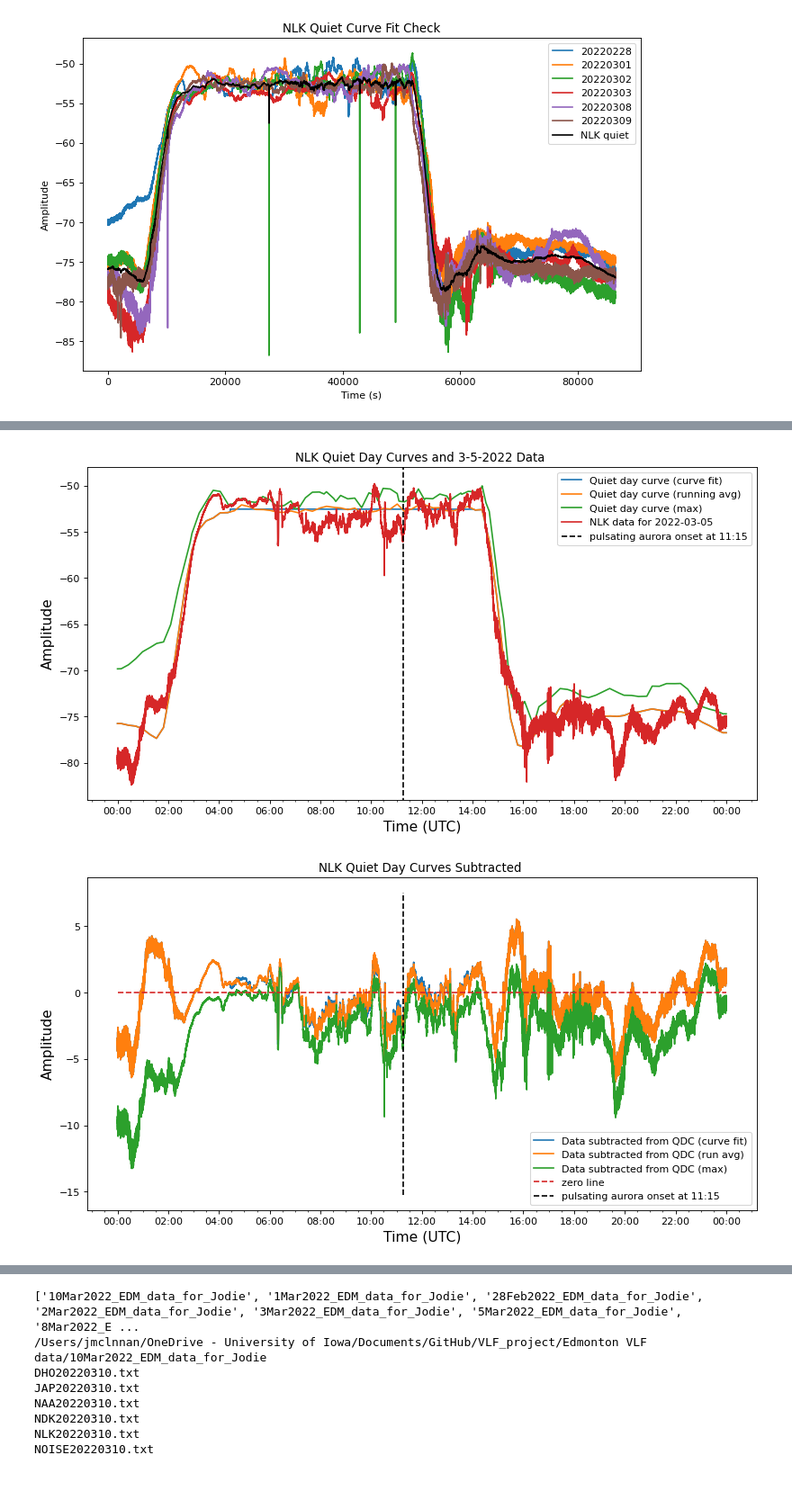
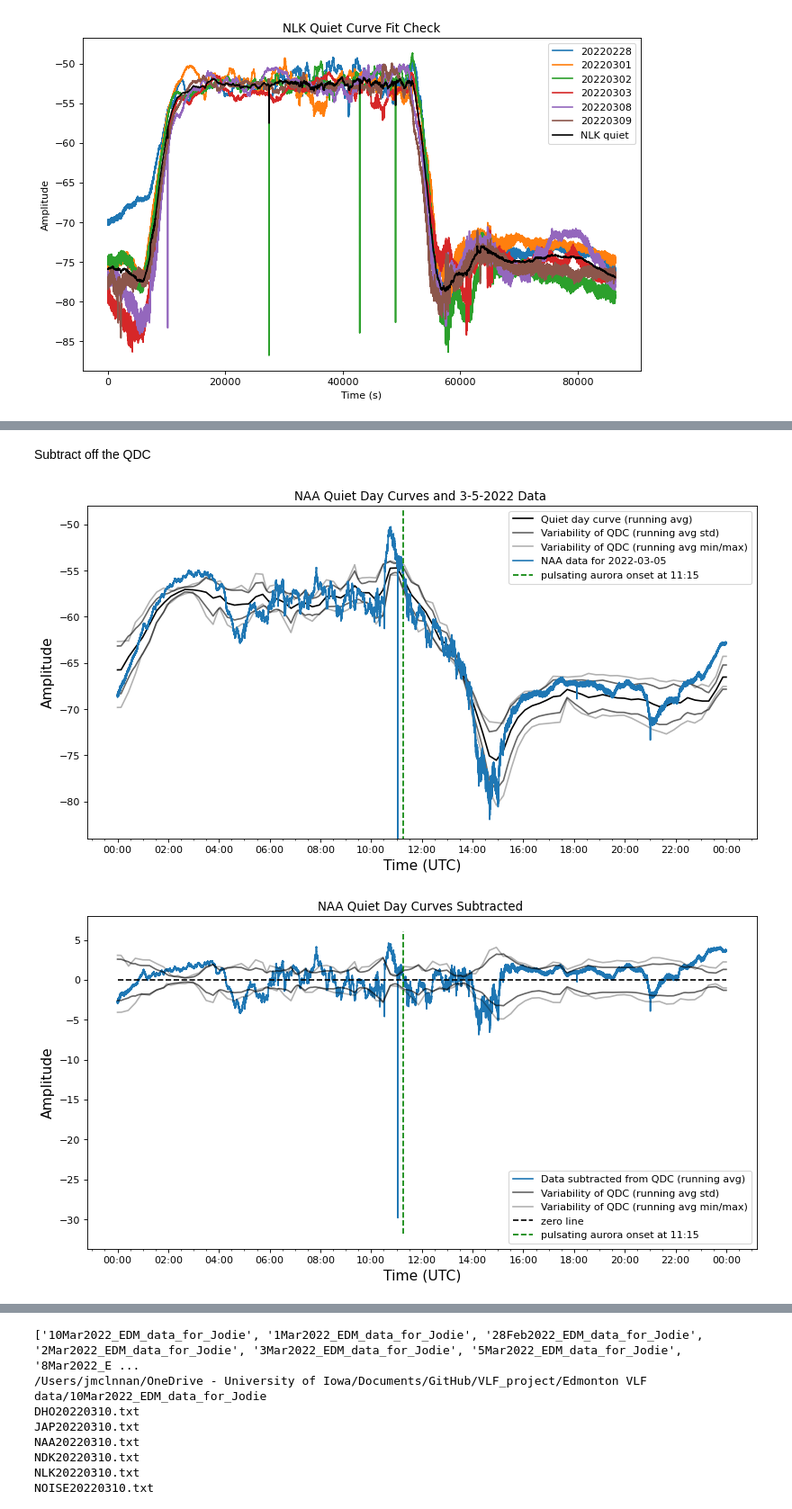
Before and after one commit to jodiejmclennan/VLF_project, a Jupyter notebook: VLF-LAMP-analysis.ipynb, the cells around one changed output, grey strips where cells are left out. Shown at 90% size. Cells and saved outputs as stored; diff of their text form; code cells hidden in the pictures; blank space fills up the shorter version.

Commit message:
Updated QDCs other paths
Buckled down QDC analysis for all the paths for Fairbanks data.

```diff
--- a/VLF-LAMP-analysis.ipynb
+++ b/VLF-LAMP-analysis.ipynb
@@ -462,0 +739,17 @@ from matplotlib.ticker import MultipleLocator
+# %%
+# check the fit of the quiet days
+pathcheck = 'NAA'
+plt.figure(figsize=(10,6),dpi=80)
+for key in quietdict.keys():
+    if key[:3] == pathcheck and quietdayflag[paths.index(key)] == 1:
+        day = key[3:]
+        time = quietdict[key]['time']
+        amplitude = quietdict[key]['amplitude']
+        plt.plot(time, amplitude, label=day)
+
+#plt.plot(qdc_dict[pathcheck]['time'], qdc_dict[pathcheck]['amplitude'],'k', label=pathcheck+' quiet')
+
+plt.xlabel('Time (s)')
+plt.ylabel('Amplitude')
+plt.title(pathcheck+' Quiet Curve Fit Check')
+plt.legend()
@@ -592,6 +902,8 @@ Curvefitting...2...
+# %% [markdown]
+Subtract off the QDC
 # %%
 # Plot all the QDC versions with the data
-pathcheck = 'NLK'
+pathcheck = 'NAA'
 
 # Plot the QDC - all the versions
 fig, ax1 = plt.subplots(figsize=(12,6),dpi=80)
@@ -603,9 +915,17 @@ time_dt = qdc_dict_v2[pathcheck]['time_dt']
 avg_amp_avg = qdc_dict_v2[pathcheck]['amplitude_runavg']
 max_amp = qdc_dict_v2[pathcheck]['amplitude_max']
 
-ax1.plot(time_dt, avg_amp_cf,label='Quiet day curve (curve fit)')
-ax1.plot(time_dt, avg_amp_avg, label = 'Quiet day curve (running avg)' )
-ax1.plot(time_dt, max_amp, label='Quiet day curve (max)')
+std_runavg = qdc_dict_v2[pathcheck]['std_runavg']
+
+#ax1.plot(time_dt, avg_amp_cf,label='Quiet day curve (curve fit)')
+ax1.plot(time_dt, avg_amp_avg, 'k-', label = 'Quiet day curve (running avg)' )
+#ax1.plot(time_dt, max_amp, label='Quiet day curve (max)')
+
+ax1.plot(time_dt, avg_amp_avg+std_runavg, color = 'black', alpha = 0.6, label = 'Variability of QDC (running avg std)' )
+ax1.plot(time_dt, avg_amp_avg-std_runavg, color = 'black', alpha = 0.6,)# label = 'Variability of QDC (running avg)' )
+ax1.plot(time_dt, avg_amp_avg+runavg_minmax[:,1], color = 'black', alpha = 0.3, label = 'Variability of QDC (running avg min/max)' ) # max
+ax1.plot(time_dt, avg_amp_avg-runavg_minmax[:,0], color = 'black', alpha = 0.3,)# label = 'Variability of QDC (running avg)' ) # min
+
 
 # Subtract off
 bintime = 15 #secs
@@ -641,7 +961,7 @@ for i,p in enumerate(pathnames):
 
 # plot onset of pulsating aurora
 ax1.vlines(x = dt.datetime(2022,3,1,11,15), ymin = np.min(dataamp)-2, ymax = np.max(dataamp)+2,
-           colors = 'black', linestyle='--',
+           colors = 'green', linestyle='--',
            label = 'pulsating aurora onset at 11:15')
 
 
@@ -656,38 +976,42 @@ time_locator = mdates.HourLocator(byhour=range(24),
 minor_time_locator = mdates.MinuteLocator(byminute=[0,30])
 ax1.xaxis.set_minor_locator(minor_time_locator)
 h_fmt = mdates.DateFormatter('%H:%M')
 ax1.xaxis.set_major_locator(time_locator)
 ax1.xaxis.set_major_formatter(h_fmt)
 ax1.tick_params(axis='x', which='major', labelsize=10)
 plt.ylim([-84,-48])
 
 
 # Plot Data subtracted from QDC
 fig, ax1 = plt.subplots(figsize=(12,6),dpi=80)
-ax1.plot(time_dt, sub_amp, label = 'Data subtracted from QDC (curve fit)')
-ax1.plot(time_dt,  sub_amp_runavg, label = 'Data subtracted from QDC (run avg)')
-ax1.plot(time_dt, sub_amp_max, label= 'Data subtracted from QDC (max)')
-ax1.plot([time_dt[0], time_dt[-1]], [0,0], '--',label='zero line')
+#ax1.plot(time_dt, sub_amp, label = 'Data subtracted from QDC (curve fit)')
+ax1.plot(time_dt,  sub_amp_runavg, label = 'Data subtracted from QDC (running avg)')
+#ax1.plot(time_dt, sub_amp_max, label= 'Data subtracted from QDC (max)')
+ax1.plot(time_dt, 0+std_runavg, color = 'black', alpha = 0.6, label = 'Variability of QDC (running avg std)' )
+ax1.plot(time_dt, 0-std_runavg, color = 'black', alpha = 0.6,)# label = 'Variability of QDC (running avg)' )
+ax1.plot(time_dt, 0+runavg_minmax[:,1], color = 'black', alpha = 0.3, label = 'Variability of QDC (running avg min/max)' )
+ax1.plot(time_dt, 0-runavg_minmax[:,0], color = 'black', alpha = 0.3,)# label = 'Variability of QDC (running avg)' )
+ax1.plot([time_dt[0], time_dt[-1]], [0,0], 'k--', label='zero line')
 
 # plot onset of pulsating aurora
-ax1.vlines(x = dt.datetime(2022,3,1,11,15), ymin = np.min(sub_amp_max)-2, ymax = np.max(sub_amp)+2,
-           colors = 'black', linestyle='--',
+ax1.vlines(x = dt.datetime(2022,3,1,11,15), ymin = np.min(sub_amp_runavg)-2, ymax = np.max(runavg_minmax[:,1])+2,
+           colors = 'green', linestyle='--',
            label = 'pulsating aurora onset at 11:15')
 
 ax1.set_ylabel('Amplitude',fontsize = 14)
 plt.title(pathcheck+' Quiet Day Curves Subtracted ')
 #plt.legend(loc='center right', bbox_to_anchor=(1.5, 0.75))
 plt.legend(loc='lower right')
 ax1.set_xlabel('Time (UTC)',fontsize = 14)
 
 time_locator = mdates.HourLocator(byhour=range(24),
                                 interval = 2)
 minor_time_locator = mdates.MinuteLocator(byminute=[0,30])
 ax1.xaxis.set_minor_locator(minor_time_locator)
 h_fmt = mdates.DateFormatter('%H:%M')
 ax1.xaxis.set_major_locator(time_locator)
 ax1.xaxis.set_major_formatter(h_fmt)
 ax1.tick_params(axis='x', which='major', labelsize=10)
 # %% [output]
-[figure, old version]
+[figure, new version]
-[figure, old version]
+[figure, new version]
```
Also changed, not shown: parts of 21 cells of this notebook.
